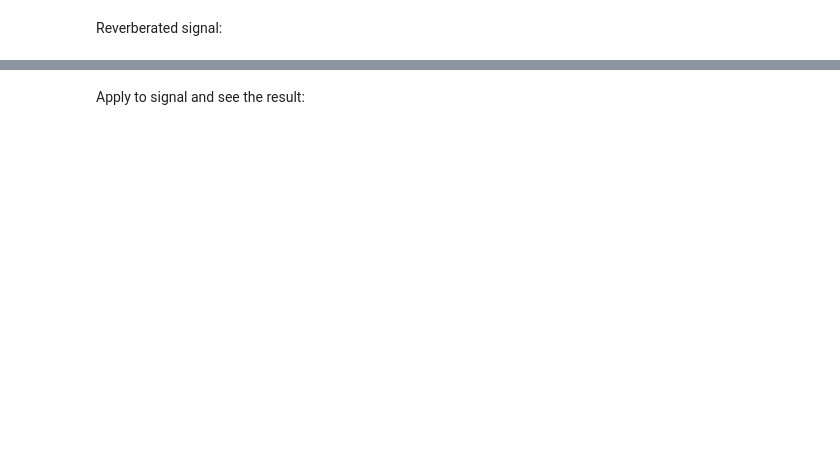
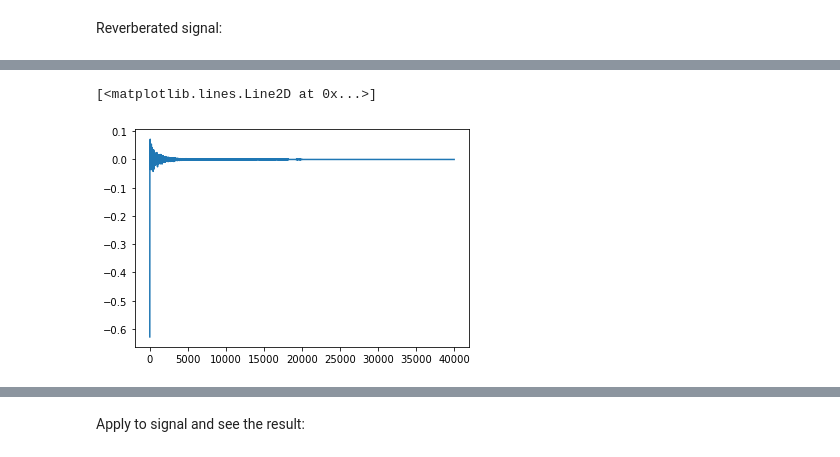
Before and after one commit to FredReeva/SASP-FDN-Dereverb, a Jupyter notebook: Dereverb Project - Jupyter/DereverbProject.ipynb, the cells around one changed output, grey strips where cells are left out. Saved outputs shown, nothing was run; the diff lists cells and outputs as text; code cells hidden in the pictures; blank space fills up the shorter version.

```diff
--- a/Dereverb Project - Jupyter/DereverbProject.ipynb
+++ b/Dereverb Project - Jupyter/DereverbProject.ipynb
@@ -187,6 +218,6 @@ k = np.arange(0,N)
 # TODO: sistema per più microfoni
 s = np.zeros((N,N), dtype=np.complex)
 for i in tqdm(range(N)):
-    s[i,:] = H_amp_log[0,i]*np.exp(1j*(2*np.pi/N)*k*i)
+    s[i,:] = H_amp_log[i]*np.exp(1j*(2*np.pi/N)*k*i)
 # %%
 # INFERNALE
@@ -203,6 +238,11 @@ h_mp_hat = np.zeros(N, dtype=np.complex)
 h_mp_hat[1:int(N/2)] = h_e_hat[1:int(N/2)]
 h_mp_hat[0] =  h_e_hat[0]
 h_mp_hat[int(N/2)] =  h_e_hat[int(N/2)]
+# %%
+plt.plot(h_mp_hat)
+# %% [output]
+[<matplotlib.lines.Line2D at 0x...>]
+[figure, added]
 # %%
 # step 5
 # INFERNALE
```
Also changed, not shown: parts of 28 cells of this notebook, 4 other files.
